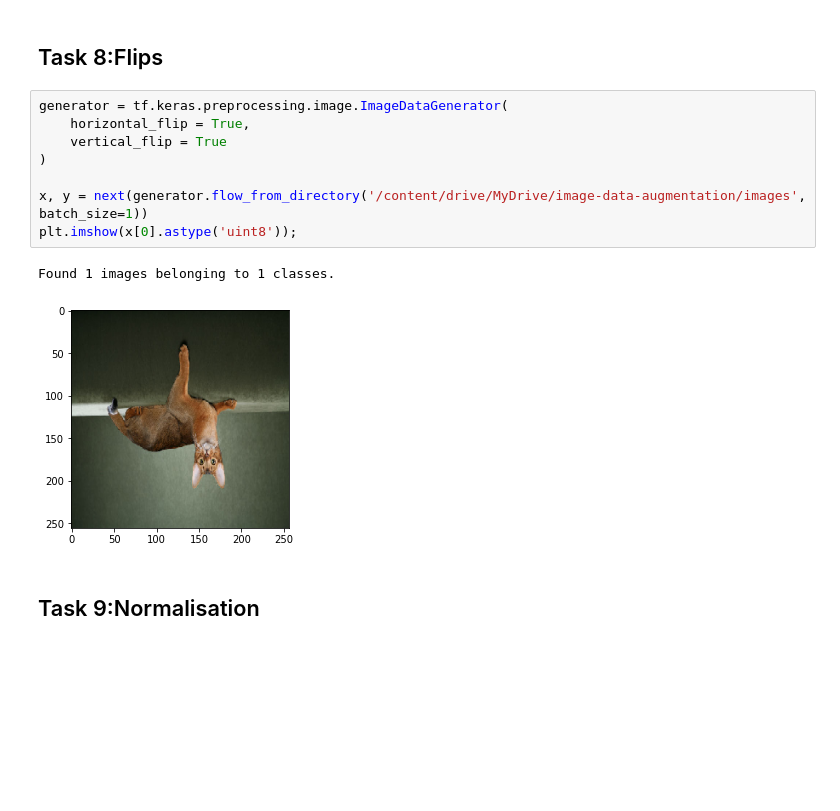
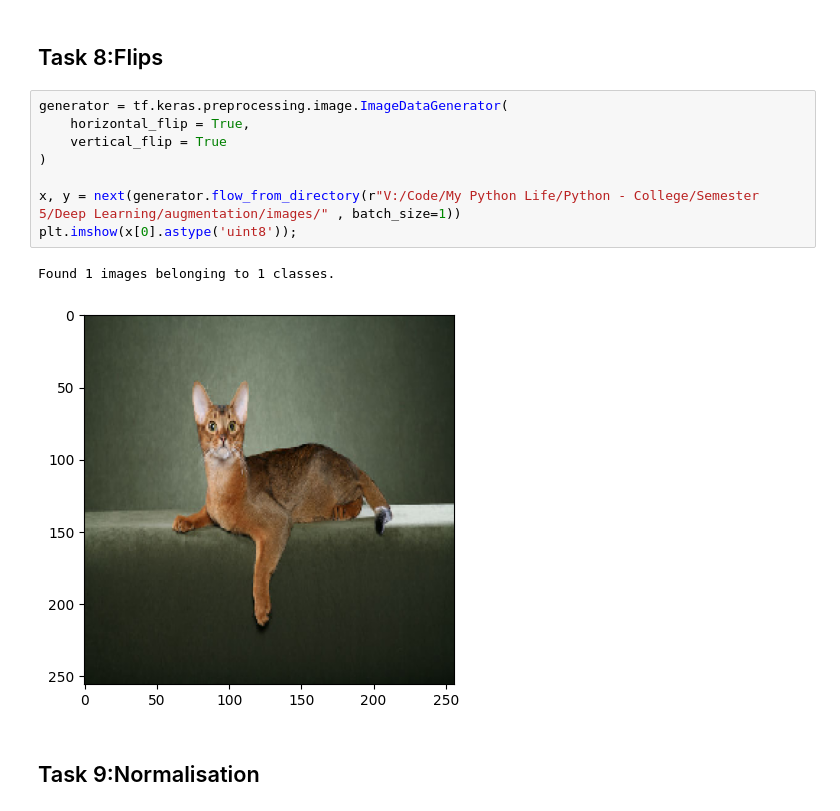
Before and after one commit to VKrishna04/My-Python-Life, a Jupyter notebook: Python - College/Semester 5/Deep Learning/augmentation/augmentation.ipynb, the cells around one changed output. Drawn from its saved outputs; the diff is of its cells as text; blank space fills up the shorter version.

```diff
--- a/Python - College/Semester 5/Deep Learning/augmentation/augmentation.ipynb
+++ b/Python - College/Semester 5/Deep Learning/augmentation/augmentation.ipynb
@@ -176,14 +117,14 @@ np.array(Image.open(image_path)).mean()
 # %%
 generator = tf.keras.preprocessing.image.ImageDataGenerator(
     horizontal_flip = True,
     vertical_flip = True
 )
 
-x, y = next(generator.flow_from_directory('/content/drive/MyDrive/image-data-augmentation/images', batch_size=1))
+x, y = next(generator.flow_from_directory(r"V:/Code/My Python Life/Python - College/Semester 5/Deep Learning/augmentation/images/" , batch_size=1))
 plt.imshow(x[0].astype('uint8'));
 # %% [output]
 Found 1 images belonging to 1 classes.
-[figure, old version]
+[figure, new version]
 # %% [markdown]
 ## Task 9:Normalisation
 # %% [markdown]
```
Also changed, not shown: parts of 17 cells of this notebook, 22 other files.
